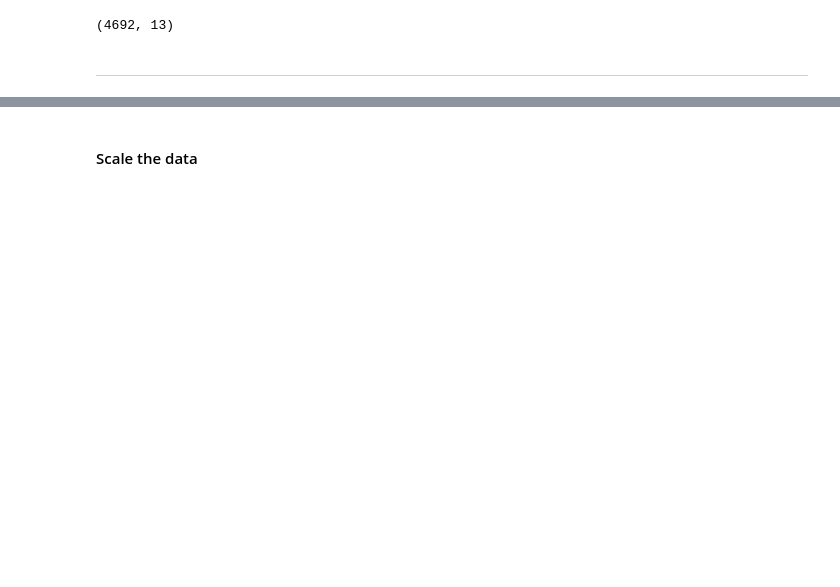
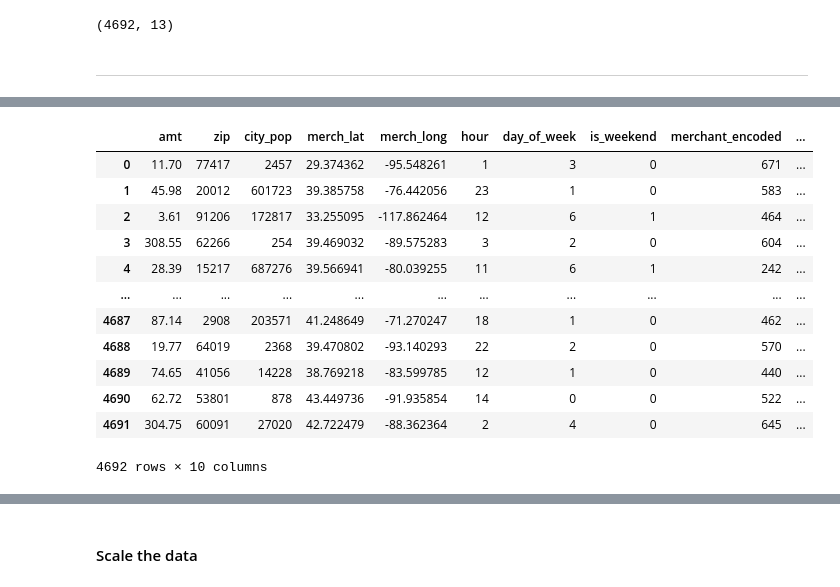
Before and after one commit to InspectorGoole/ML-project, a Jupyter notebook: detect.ipynb, the cells around one changed output, grey strips where cells are left out. Saved outputs shown, nothing was run; the diff lists cells and outputs as text; code cells hidden in the pictures; blank space fills up the shorter version.

```diff
--- a/detect.ipynb
+++ b/detect.ipynb
@@ -426,3 +431,6 @@ blnc_df.shape
 blnc_df.to_csv('balanced_dataset.csv', index=False)
 # %% [markdown]
 ---
+# %%
+check = pd.read_csv('balanced_dataset.csv')
+check.head()
@@ -428,0 +464,3 @@ blnc_df.to_csv('balanced_dataset.csv', index=False)
+# %%
+final = check.drop(columns=['trans_date_trans_time', 'trans_num'])
+final.head()
@@ -428,0 +474,18 @@ blnc_df.to_csv('balanced_dataset.csv', index=False)
+# %%
+X = final.drop(columns='is_fraud')
+y = final['is_fraud']
+X
+# %% [output]
+|  | amt | zip | city_pop | merch_lat | merch_long | hour | day_of_week | is_weekend | merchant_encoded | ... |
+| 0 | 11.70 | 77417 | 2457 | 29.374362 | -95.548261 | 1 | 3 | 0 | 671 | ... |
+| 1 | 45.98 | 20012 | 601723 | 39.385758 | -76.442056 | 23 | 1 | 0 | 583 | ... |
+| 2 | 3.61 | 91206 | 172817 | 33.255095 | -117.862464 | 12 | 6 | 1 | 464 | ... |
+| 3 | 308.55 | 62266 | 254 | 39.469032 | -89.575283 | 3 | 2 | 0 | 604 | ... |
+| 4 | 28.39 | 15217 | 687276 | 39.566941 | -80.039255 | 11 | 6 | 1 | 242 | ... |
+| ... | ... | ... | ... | ... | ... | ... | ... | ... | ... | ... |
+| 4687 | 87.14 | 2908 | 203571 | 41.248649 | -71.270247 | 18 | 1 | 0 | 462 | ... |
+| 4688 | 19.77 | 64019 | 2368 | 39.470802 | -93.140293 | 22 | 2 | 0 | 570 | ... |
+| 4689 | 74.65 | 41056 | 14228 | 38.769218 | -83.599785 | 12 | 1 | 0 | 440 | ... |
+| 4690 | 62.72 | 53801 | 878 | 43.449736 | -91.935854 | 14 | 0 | 0 | 522 | ... |
+| 4691 | 304.75 | 60091 | 27020 | 42.722479 | -88.362364 | 2 | 4 | 0 | 645 | ... |
+4692 rows × 10 columns
```
Also changed, not shown: parts of 20 cells of this notebook.
